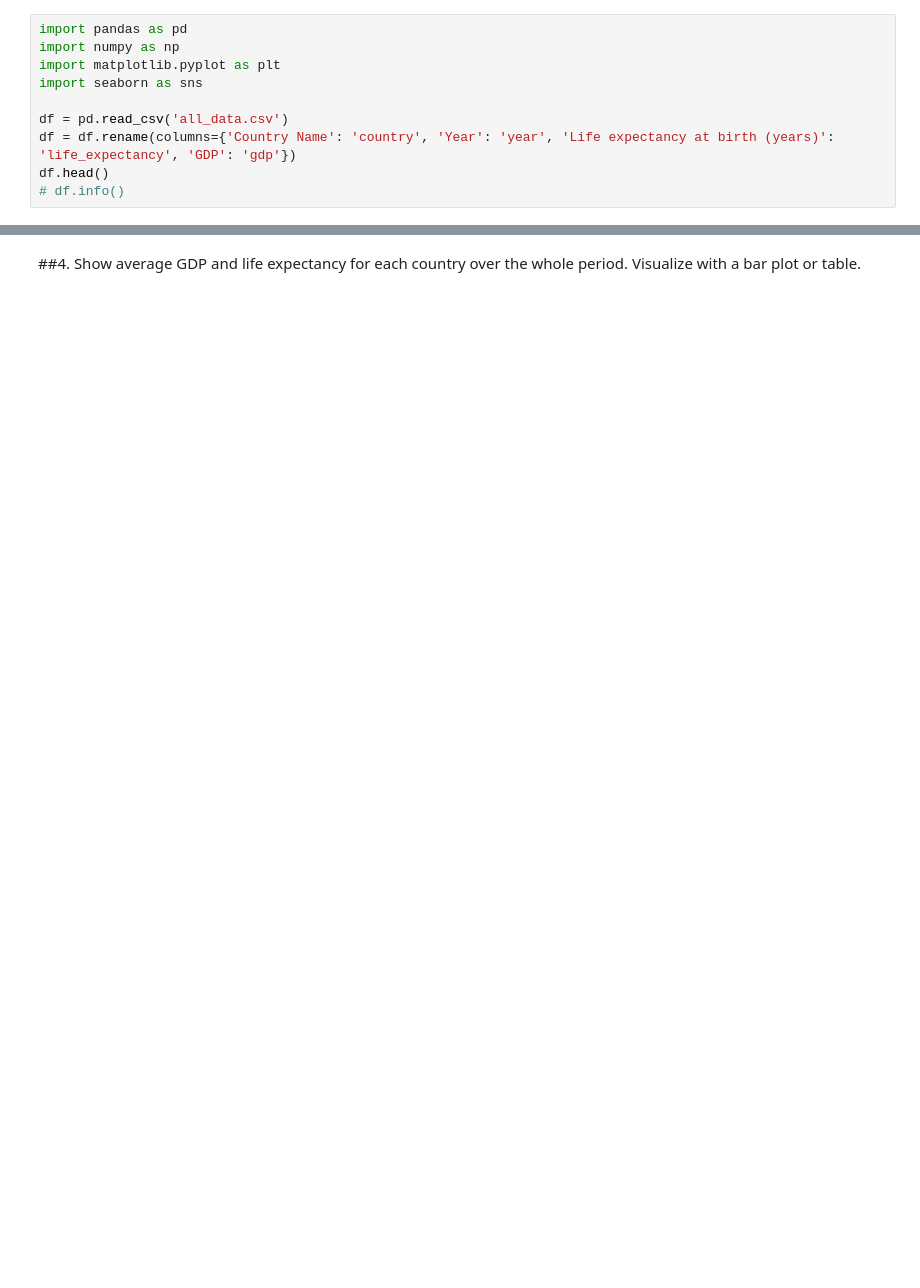
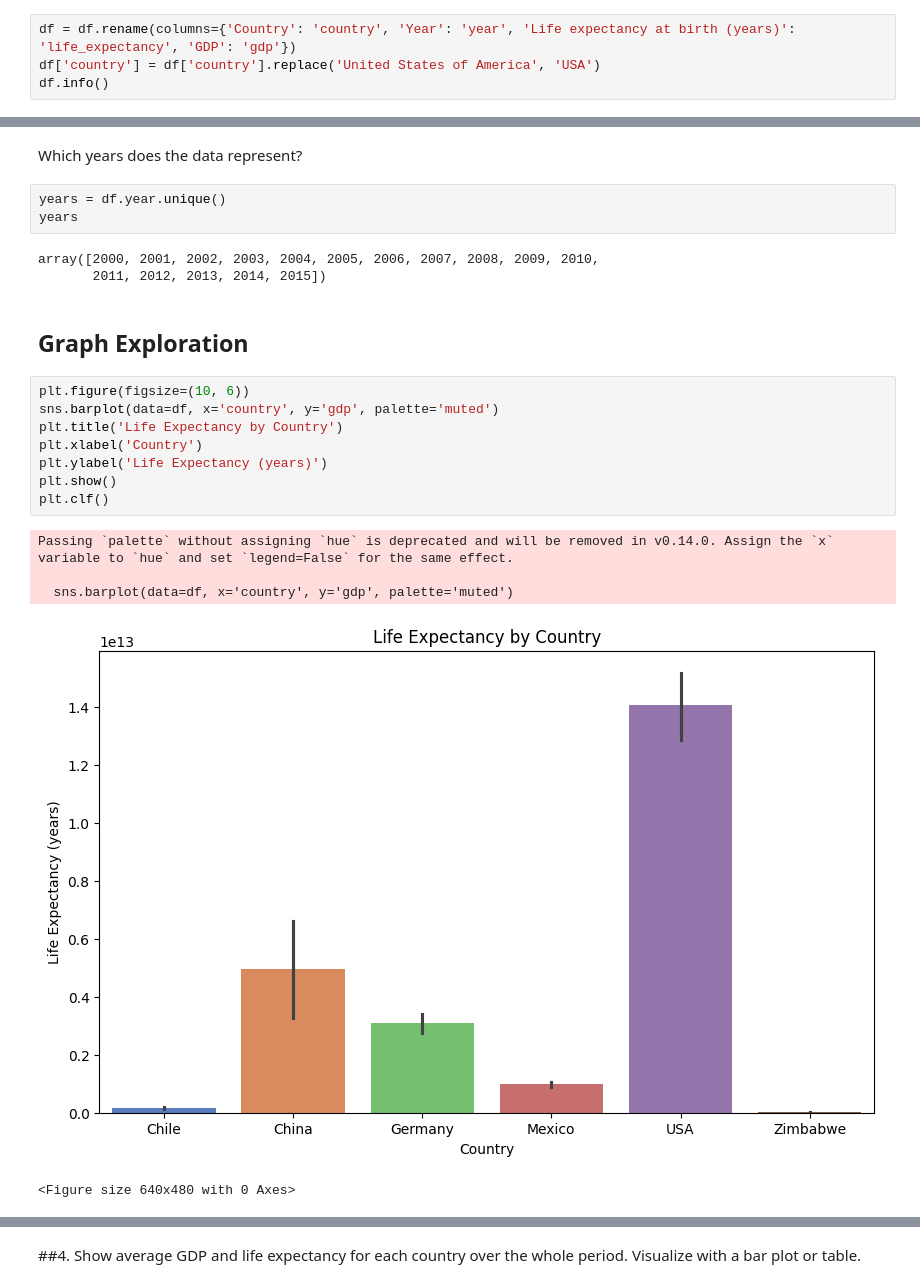
Before and after one commit to yoav-es/life_expectancy_gdp, a Jupyter notebook: life_expectancy_gdp.ipynb, the cells around one changed output, grey strips where cells are left out. Drawn from its saved outputs; the diff is of its cells as text; blank space fills up the shorter version.

Commit message:
graph updates and beginning of analysis

```diff
--- a/life_expectancy_gdp.ipynb
+++ b/life_expectancy_gdp.ipynb
@@ -12,11 +38,5 @@ nation’s economic health and performance. In this data the GDP units are us do
 # %%
-import pandas as pd
-import numpy as np
-import matplotlib.pyplot as plt
-import seaborn as sns
-
-df = pd.read_csv('all_data.csv')
-df = df.rename(columns={'Country Name': 'country', 'Year': 'year', 'Life expectancy at birth (years)': 'life_expectancy', 'GDP': 'gdp'})
-df.head()
-# df.info()
+df = df.rename(columns={'Country': 'country', 'Year': 'year', 'Life expectancy at birth (years)': 'life_expectancy', 'GDP': 'gdp'})
+df['country'] = df['country'].replace('United States of America', 'USA')
+df.info()
 # %% [output]
@@ -86,0 +63,24 @@ for country in df['Country'].unique():
+# %% [markdown]
+Which years does the data represent?
+# %%
+years = df.year.unique()
+years
+# %% [output]
+array([2000, 2001, 2002, 2003, 2004, 2005, 2006, 2007, 2008, 2009, 2010,
+       2011, 2012, 2013, 2014, 2015])
+# %% [markdown]
+## Graph Exploration
+# %%
+plt.figure(figsize=(10, 6))
+sns.barplot(data=df, x='country', y='gdp', palette='muted')
+plt.title('Life Expectancy by Country')
+plt.xlabel('Country')
+plt.ylabel('Life Expectancy (years)')
+plt.show()
+plt.clf()
+# %% [output]
+Passing `palette` without assigning `hue` is deprecated and will be removed in v0.14.0. Assign the `x` variable to `hue` and set `legend=False` for the same effect.
+
+  sns.barplot(data=df, x='country', y='gdp', palette='muted')
+[figure, added]
+<Figure size 640x480 with 0 Axes>
```
Also changed, not shown: parts of 21 cells of this notebook.
